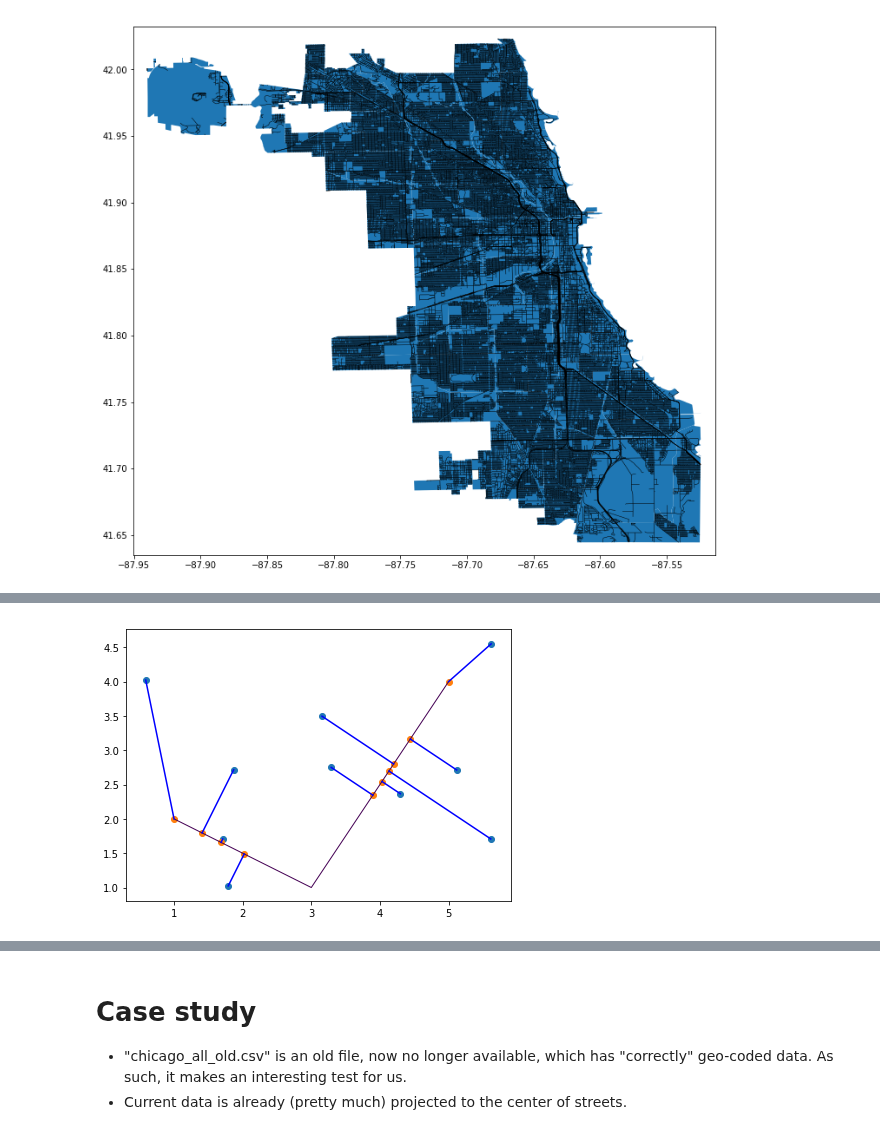
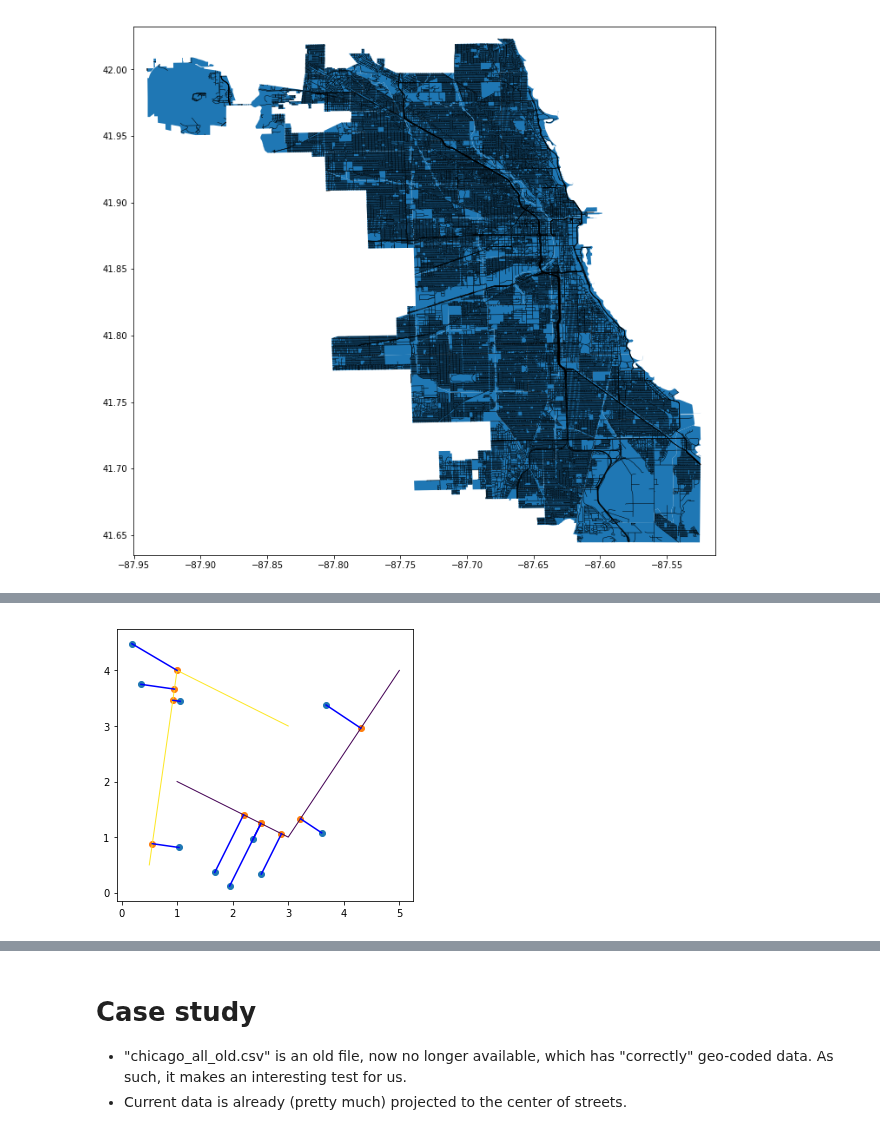
Before and after one commit to QuantCrimAtLeeds/PredictCode, a Jupyter notebook: examples/Networks/Project to graph.ipynb, the cells around one changed output, grey strips where cells are left out. Saved outputs shown, nothing was run; the diff lists cells and outputs as text; code cells hidden in the pictures.

```diff
--- a/examples/Networks/Project to graph.ipynb
+++ b/examples/Networks/Project to graph.ipynb
@@ -85,10 +76,27 @@ proj = np.asarray(proj)
 # %%
+import shapely
+
+lines = [
+    ((1,2), (3,1), (5,4)),
+    ((0.5, 0.5), (1,4), (3,3))
+    ]
+lines_shapely = [shapely.geometry.LineString(li) for li in lines]
+points = np.random.random((10,2)) * 5
+
+projs = []
+for pt in points:
+    best = open_cp.geometry.project_point_to_lines(pt, lines)
+    projs.append(best)
+projs = np.asarray(projs)
+
 fig, ax = plt.subplots(figsize=(8,5))
+frame = gpd.GeoDataFrame()
+frame.geometry = lines_shapely
 frame.plot(ax=ax)
-ax.scatter(coords[:,0], coords[:,1])
-ax.scatter(proj[:,0], proj[:,1])
-for pt, ppt in zip(coords, proj):
+ax.scatter(points[:,0], points[:,1])
+ax.scatter(projs[:,0], projs[:,1])
+for pt, ppt in zip(points, projs):
     ax.plot([pt[0],ppt[0]], [pt[1],ppt[1]], color="blue")
 ax.set_aspect(1)
 # %% [output]
-[figure, old version]
+[figure, new version]
```
Also changed, not shown: parts of 11 cells of this notebook, 8 other files.
